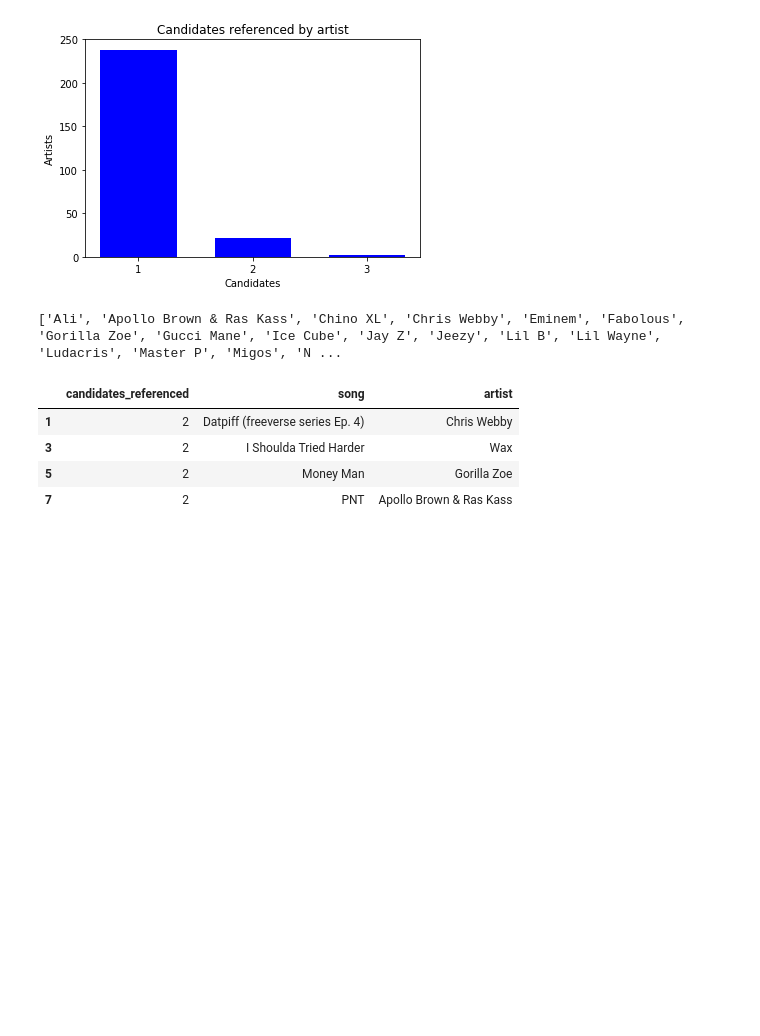
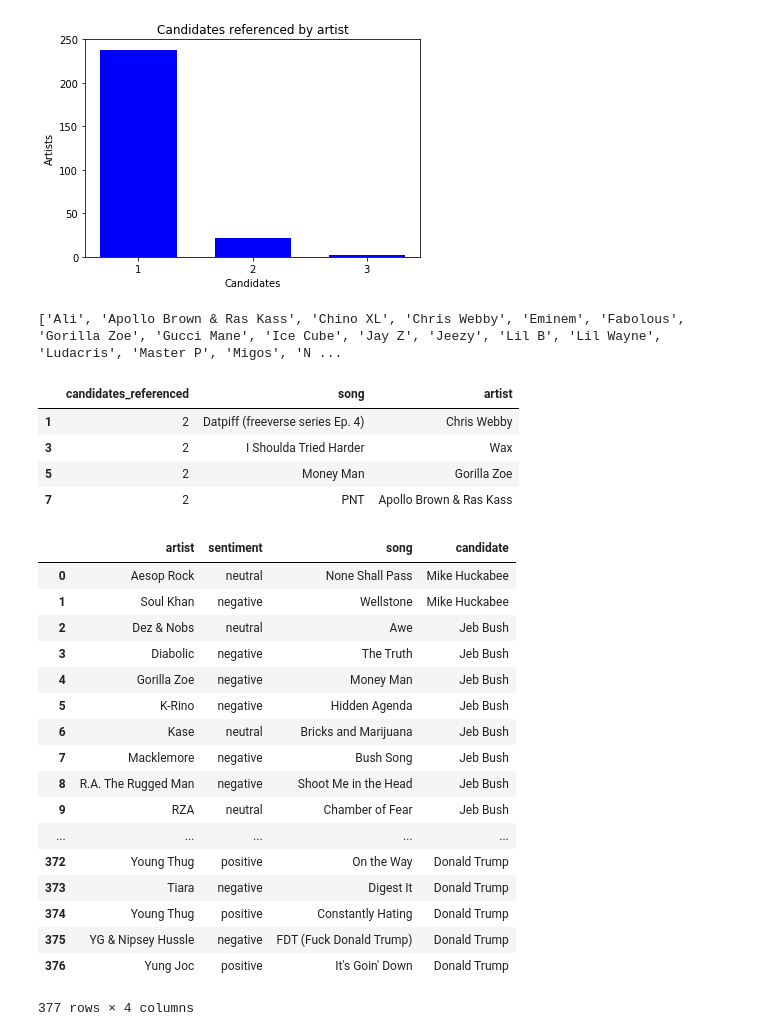
Before and after one commit to boudrejp/PythonProj2, a Jupyter notebook: analysis/John Analysis ArtistView.ipynb, the cells around one changed output. Cells and saved outputs as stored; diff of their text form; code cells hidden in the pictures; blank space fills up the shorter version.

```diff
--- a/analysis/John Analysis ArtistView.ipynb
+++ b/analysis/John Analysis ArtistView.ipynb
@@ -145,0 +140,24 @@ final_frame
+# %%
+#some look into sentiment
+sentiment_frame = lyric_data[['artist', 'sentiment', 'song','candidate']]
+#sentiment_frame.groupby(['artist', 'sentiment']).agg({'song', sum})
+sentiment_frame
+# %% [output]
+|  | artist | sentiment | song | candidate |
+| 0 | Aesop Rock | neutral | None Shall Pass | Mike Huckabee |
+| 1 | Soul Khan | negative | Wellstone | Mike Huckabee |
+| 2 | Dez & Nobs | neutral | Awe | Jeb Bush |
+| 3 | Diabolic | negative | The Truth | Jeb Bush |
+| 4 | Gorilla Zoe | negative | Money Man | Jeb Bush |
+| 5 | K-Rino | negative | Hidden Agenda | Jeb Bush |
+| 6 | Kase | neutral | Bricks and Marijuana | Jeb Bush |
+| 7 | Macklemore | negative | Bush Song | Jeb Bush |
+| 8 | R.A. The Rugged Man | negative | Shoot Me in the Head | Jeb Bush |
+| 9 | RZA | neutral | Chamber of Fear | Jeb Bush |
+| ... | ... | ... | ... | ... |
+| 372 | Young Thug | positive | On the Way | Donald Trump |
+| 373 | Tiara | negative | Digest It | Donald Trump |
+| 374 | Young Thug | positive | Constantly Hating | Donald Trump |
+| 375 | YG & Nipsey Hussle | negative | FDT (Fuck Donald Trump) | Donald Trump |
+| 376 | Yung Joc | positive | It's Goin' Down | Donald Trump |
+377 rows × 4 columns
```
Also changed, not shown: parts of 2 cells of this notebook.
